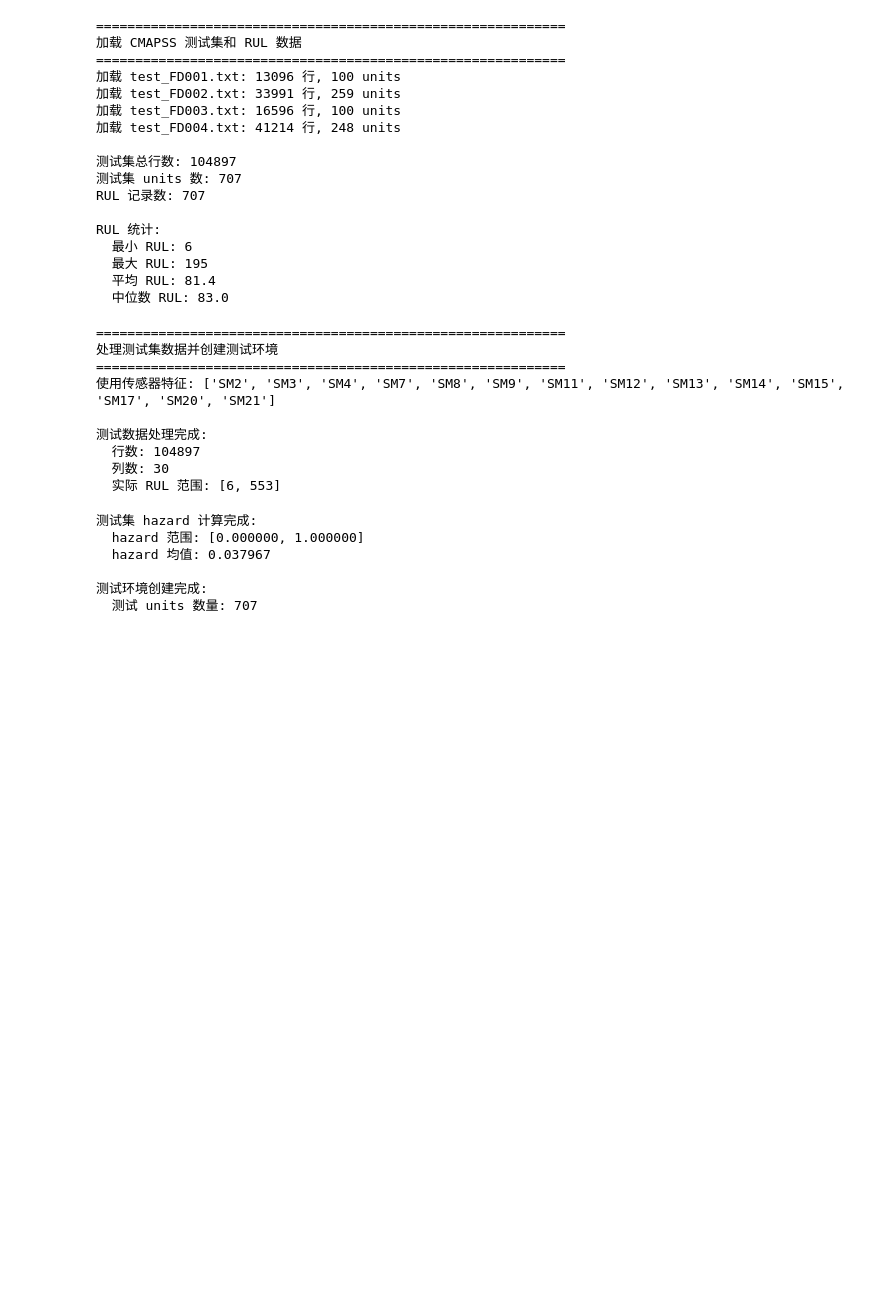
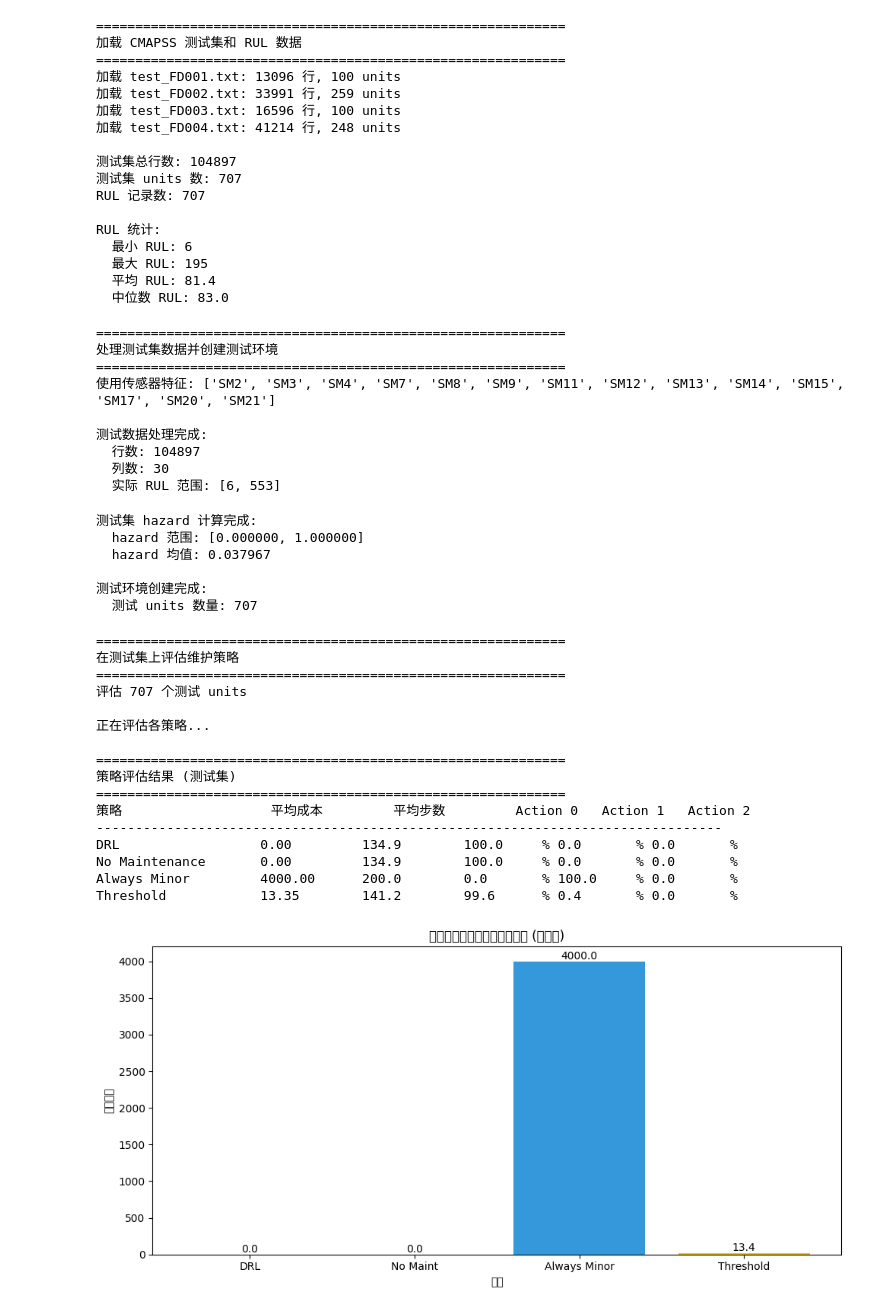
Before and after one commit to keter0001/lifelines-, a Jupyter notebook: colab DRL学习.ipynb, the cells around one changed output. Drawn from its saved outputs; the diff is of its cells as text; code cells hidden in the pictures; blank space fills up the shorter version.

```diff
--- a/colab DRL学习.ipynb
+++ b/colab DRL学习.ipynb
@@ -2299,7 +2314,7 @@ def threshold_policy(state, minor_threshold=0.3, major_threshold=0.6):
         return 0
 
 # 【修复】使用 env_test 和实际的测试 units
-test_unit_ids = list(env_test.units.keys())
+test_unit_ids = list(env_test.units)
 print(f"评估 {len(test_unit_ids)} 个测试 units")
 
 # 评估各策略
@@ -2313,33 +2328,51 @@ threshold_results = evaluate_drl_policy(lambda s: threshold_policy(s), test_unit
 print("\n" + "=" * 60)
 print("策略评估结果 (测试集)")
 print("=" * 60)
 print(f"{'策略':<20} {'平均成本':<12} {'平均步数':<12} {'Action 0':<10} {'Action 1':<10} {'Action 2':<10}")
 print("-" * 80)
 
 for name, res in [("DRL", drl_results), ("No Maintenance", no_maint_results),
                   ("Always Minor", minor_results), ("Threshold", threshold_results)]:
     a0, a1, a2 = res['action_counts']
     total_actions = a0 + a1 + a2
     a0_pct = a0 / total_actions * 100 if total_actions > 0 else 0
     a1_pct = a1 / total_actions * 100 if total_actions > 0 else 0
     a2_pct = a2 / total_actions * 100 if total_actions > 0 else 0
     print(f"{name:<20} {res['avg_cost']:<12.2f} {res['avg_steps']:<12.1f} {a0_pct:<10.1f}% {a1_pct:<10.1f}% {a2_pct:<10.1f}%")
 
 # 成本对比柱状图
 policies = ['DRL', 'No Maint', 'Always Minor', 'Threshold']
 avg_costs = [drl_results['avg_cost'], no_maint_results['avg_cost'],
              minor_results['avg_cost'], threshold_results['avg_cost']]
 
 plt.figure(figsize=(10, 5))
 bars = plt.bar(policies, avg_costs, color=['#2ecc71', '#e74c3c', '#3498db', '#f1c40f'])
 plt.xlabel('策略')
 plt.ylabel('平均成本')
 plt.title('不同维护策略的平均成本对比 (测试集)')
 for bar, cost in zip(bars, avg_costs):
     plt.text(bar.get_x() + bar.get_width()/2, bar.get_height() + 0.5,
              f'{cost:.1f}', ha='center', va='bottom')
 plt.tight_layout()
 plt.show()
+# %% [output]
+============================================================
+在测试集上评估维护策略
+============================================================
+评估 707 个测试 units
+
+正在评估各策略...
+
+============================================================
+策略评估结果 (测试集)
+============================================================
+策略                   平均成本         平均步数         Action 0   Action 1   Action 2
+--------------------------------------------------------------------------------
+DRL                  0.00         134.9        100.0     % 0.0       % 0.0       %
+No Maintenance       0.00         134.9        100.0     % 0.0       % 0.0       %
+Always Minor         4000.00      200.0        0.0       % 100.0     % 0.0       %
+Threshold            13.35        141.2        99.6      % 0.4       % 0.0       %
+[figure, added]
 # %%
 # ==========================================
 # DRL 13. 策略评估可视化 (修复版)
```
Also changed, not shown: parts of 11 cells of this notebook, 5 other files.
